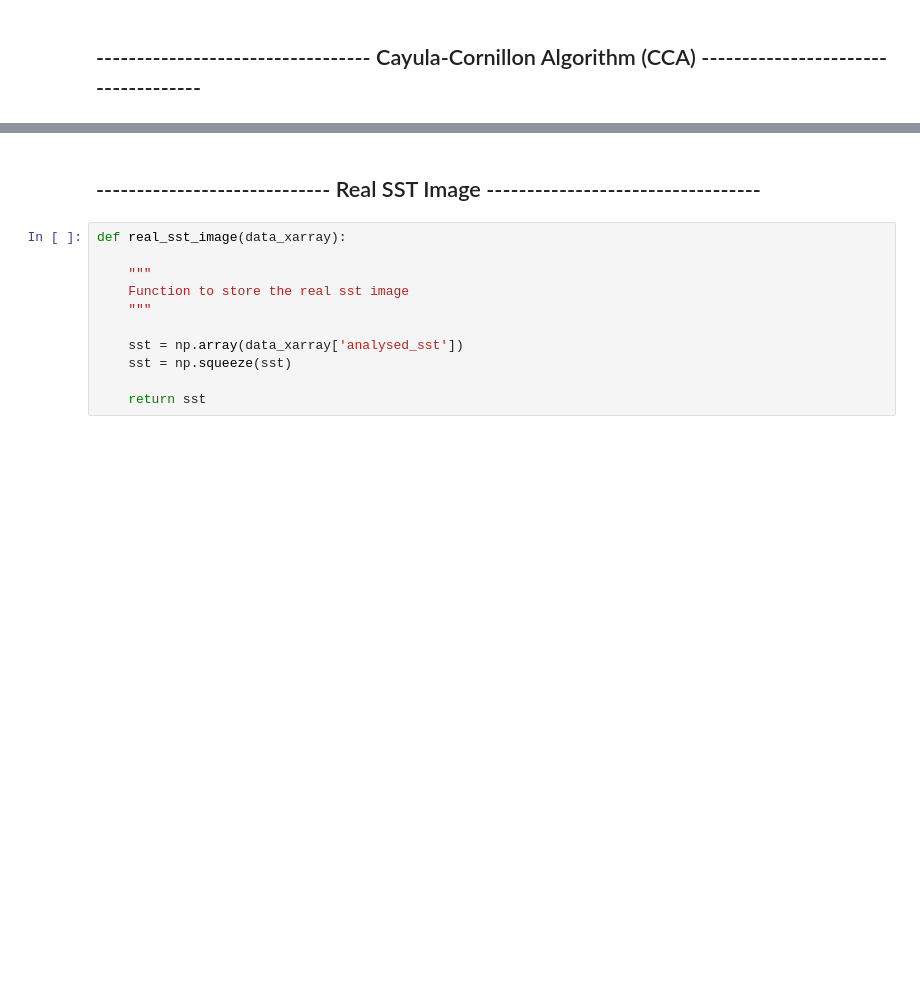
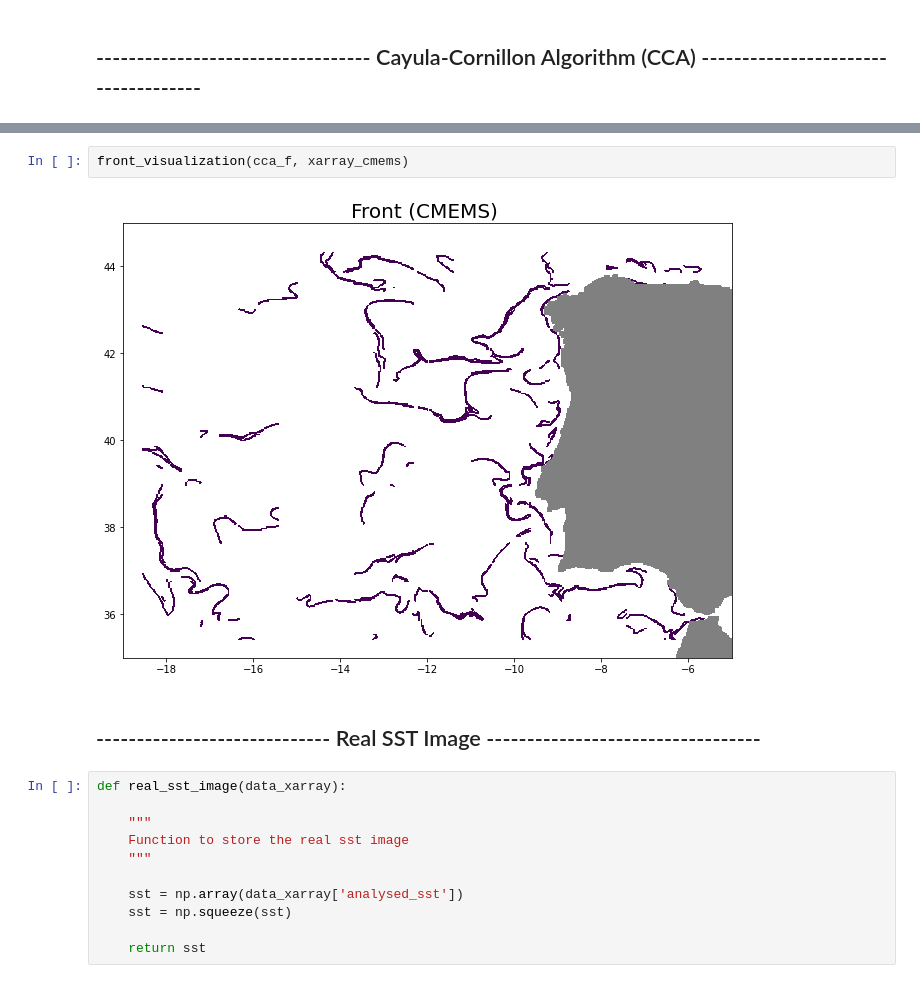
Before and after one commit to CoLAB-ATLANTIC/JUNO, a Jupyter notebook: notebooks/CMEMS_single_day_fronts.ipynb, the cells around one changed output, grey strips where cells are left out. Drawn from its saved outputs; the diff is of its cells as text; blank space fills up the shorter version.

```diff
--- a/notebooks/CMEMS_single_day_fronts.ipynb
+++ b/notebooks/CMEMS_single_day_fronts.ipynb
@@ -287,3 +360,7 @@ cca_f = CCA_front(xarray_cmems)
+# %%
+front_visualization(cca_f, xarray_cmems)
+# %% [output]
+[figure, added]
 # %% [markdown]
 ## ----------------------------- Real SST Image ----------------------------------
 # %%
```
Also changed, not shown: parts of 13 cells of this notebook, 1 other file.
